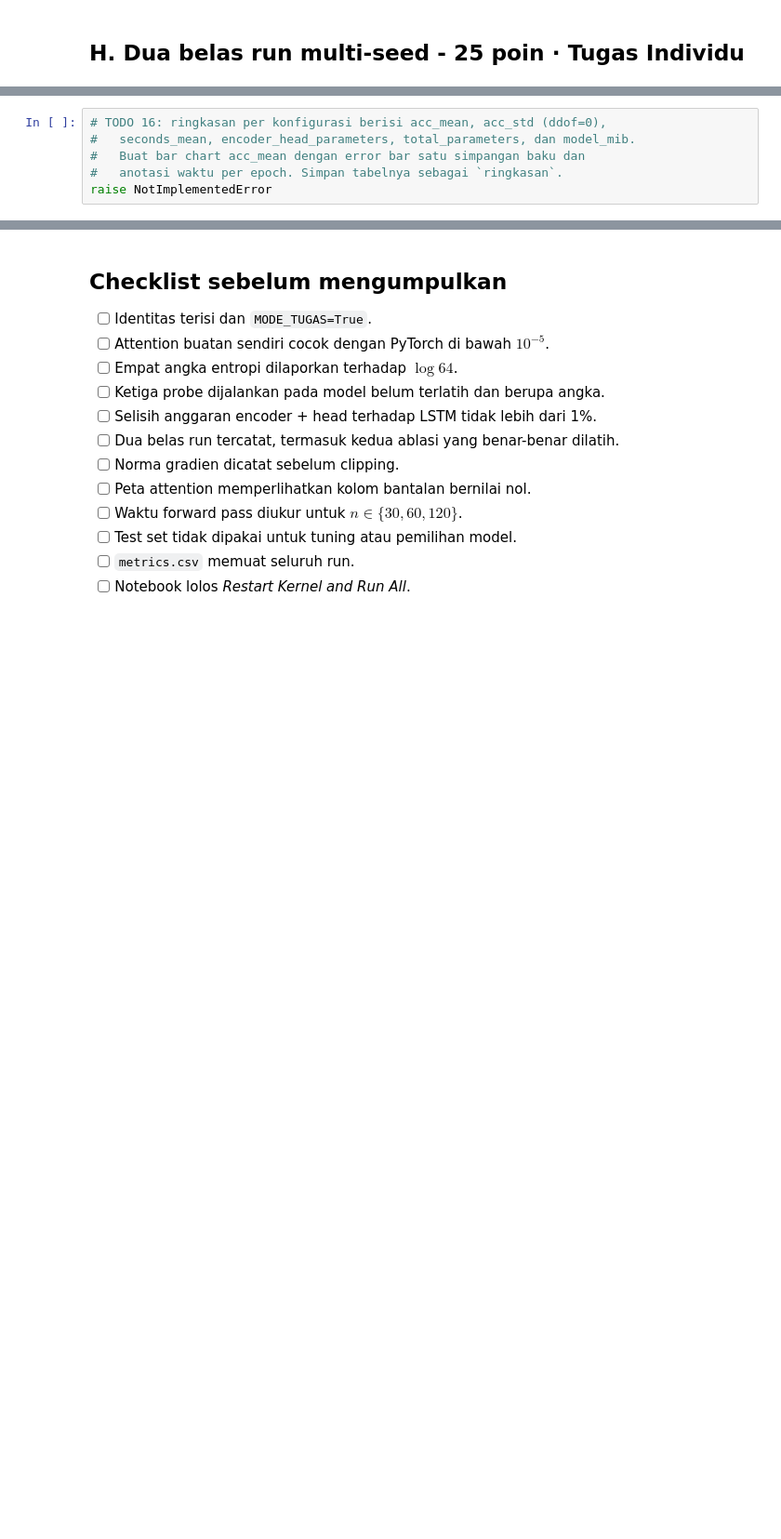
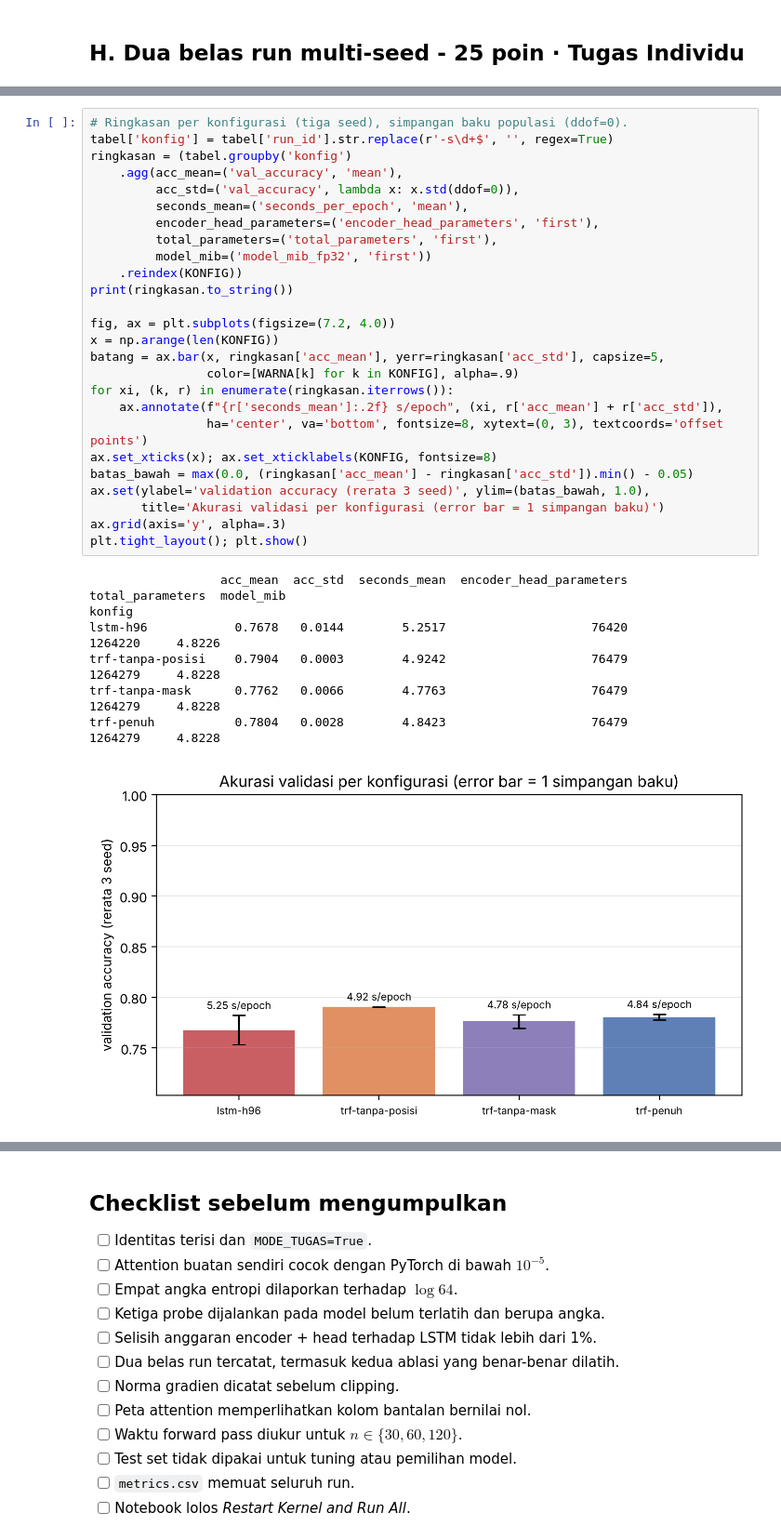
Before and after one commit to BengetSidabutar/Modul-Praktikum-Deep-Learning, a Jupyter notebook: M09_123450047.ipynb, the cells around one changed output, grey strips where cells are left out. Shown at 93% size. Saved outputs shown, nothing was run; the diff lists cells and outputs as text; blank space fills up the shorter version.

```diff
--- a/M09_123450047.ipynb
+++ b/M09_123450047.ipynb
@@ -717,7 +790,35 @@ raise NotImplementedError
 # %%
-# TODO 16: ringkasan per konfigurasi berisi acc_mean, acc_std (ddof=0),
-#   seconds_mean, encoder_head_parameters, total_parameters, dan model_mib.
-#   Buat bar chart acc_mean dengan error bar satu simpangan baku dan
-#   anotasi waktu per epoch. Simpan tabelnya sebagai `ringkasan`.
-raise NotImplementedError
+# Ringkasan per konfigurasi (tiga seed), simpangan baku populasi (ddof=0).
+tabel['konfig'] = tabel['run_id'].str.replace(r'-s\d+$', '', regex=True)
+ringkasan = (tabel.groupby('konfig')
+    .agg(acc_mean=('val_accuracy', 'mean'),
+         acc_std=('val_accuracy', lambda x: x.std(ddof=0)),
+         seconds_mean=('seconds_per_epoch', 'mean'),
+         encoder_head_parameters=('encoder_head_parameters', 'first'),
+         total_parameters=('total_parameters', 'first'),
+         model_mib=('model_mib_fp32', 'first'))
+    .reindex(KONFIG))
+print(ringkasan.to_string())
+
+fig, ax = plt.subplots(figsize=(7.2, 4.0))
+x = np.arange(len(KONFIG))
+batang = ax.bar(x, ringkasan['acc_mean'], yerr=ringkasan['acc_std'], capsize=5,
+                color=[WARNA[k] for k in KONFIG], alpha=.9)
+for xi, (k, r) in enumerate(ringkasan.iterrows()):
+    ax.annotate(f"{r['seconds_mean']:.2f} s/epoch", (xi, r['acc_mean'] + r['acc_std']),
+                ha='center', va='bottom', fontsize=8, xytext=(0, 3), textcoords='offset points')
+ax.set_xticks(x); ax.set_xticklabels(KONFIG, fontsize=8)
+batas_bawah = max(0.0, (ringkasan['acc_mean'] - ringkasan['acc_std']).min() - 0.05)
+ax.set(ylabel='validation accuracy (rerata 3 seed)', ylim=(batas_bawah, 1.0),
+       title='Akurasi validasi per konfigurasi (error bar = 1 simpangan baku)')
+ax.grid(axis='y', alpha=.3)
+plt.tight_layout(); plt.show()
+# %% [output]
+                  acc_mean  acc_std  seconds_mean  encoder_head_parameters  total_parameters  model_mib
+konfig
+lstm-h96            0.7678   0.0144        5.2517                    76420           1264220     4.8226
+trf-tanpa-posisi    0.7904   0.0003        4.9242                    76479           1264279     4.8228
+trf-tanpa-mask      0.7762   0.0066        4.7763                    76479           1264279     4.8228
+trf-penuh           0.7804   0.0028        4.8423                    76479           1264279     4.8228
+[figure, added]
 # %%
```
Also changed, not shown: parts of 19 cells of this notebook, 4 other files.
